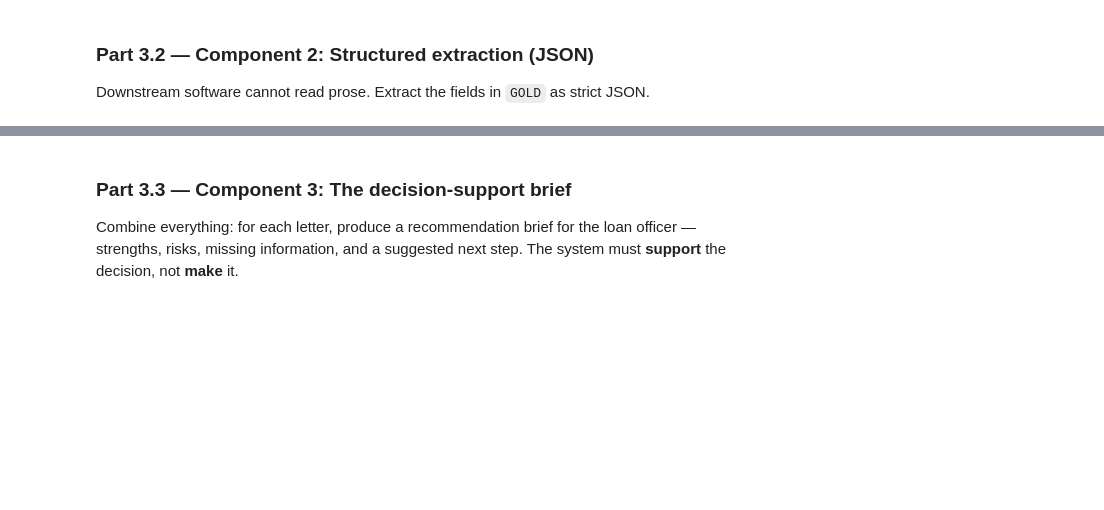
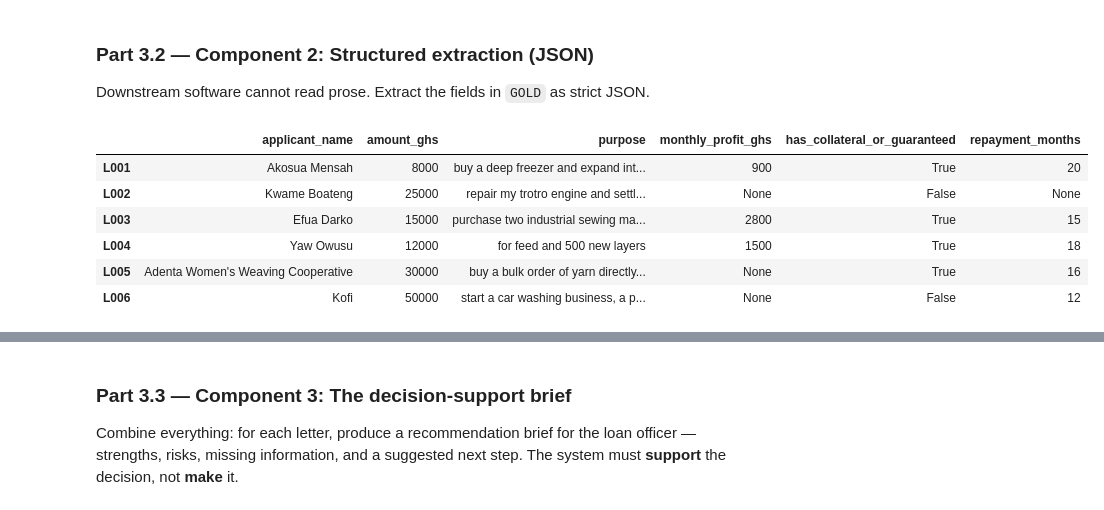
Before and after one commit to Brosflask/lab-4-llm-decision-support, a Jupyter notebook: lab_4.ipynb, the cells around one changed output, grey strips where cells are left out. Drawn from its saved outputs; the diff is of its cells as text; code cells hidden in the pictures; blank space fills up the shorter version.

````diff
--- a/lab_4.ipynb
+++ b/lab_4.ipynb
@@ -317,21 +318,87 @@ Downstream software cannot read prose. Extract the fields in `GOLD` as strict JS
 # %%
 # TODO: Write EXTRACT_PROMPT — a template that instructs the model to return ONLY a JSON
 #   object with EXACTLY these keys:
 #     applicant_name (string), amount_ghs (number), purpose (string),
 #     monthly_profit_ghs (number or null), has_collateral_or_guarantor (boolean),
 #     repayment_months (number or null)
 #   Techniques to use:
 #     - explicit schema in the prompt
 #     - ONE worked example (few-shot) using a letter you write yourself (not from LETTERS!)
 #     - "If a field is not stated in the letter, use null. Do not guess."
 #     - temperature=0
+EXTRACT_PROMPT_SYSTEM = """You are data extraction implement. Your task is to process letter requests for
+                    loan applications and convert them into a valid JSON obejct with the below specified
+                    keys. You will extract information present in the letter request, with no explanation,
+                    markdown formatting or code fence
+                    -applicant_name(string)
+                    -amount_ghs(number)
+                    -purpose(string)
+                    -monthly_profit_ghs(number or null if not present)
+                    -has_collateral_or_guaranteed(boolean)
+                    -repayment_months(number or null if not present)
+
+                    For example,
+                    Letter:
+                    "Dear Manager,
+                     My name is Ama Kwaku. I sell cooked food near the Kwabenya station. I am requesting a loan of
+                     GHS 1,800 to buy a new gas cylinder and cooking equipment. My monthly profit is about GHS 600.
+                     My sister shall serve as my guarantor. I plan to repay the loan within a 5-month period.
+
+                    Output:
+                    {{"applicant_name": "Ama Serwaa", "amount_ghs" : 1800, "purpose": "buy a new gas cylinder and cooking equipment", "monthly_profit": 600, "has_collateral_or_guarantor": true, "repayment_months": 5}}
+
+                    If it does not exist, do not use anything other than null.
+                 """
+EXTRACT_PROMPT_USER = "Extract this letter: \n"
+
 
 # TODO: Write extract_fields(letter_text) that calls the LLM, strips any ```json fences,
 #   json.loads() the result, and returns a dict. Handle parse failures gracefully
 #   (return None and print a warning).
+import json
+
+def extract_fields(letter_text):
+  prompt = EXTRACT_PROMPT_USER+ letter_text
+  raw_output = ask_llm(user_prompt=prompt, system_prompt=EXTRACT_PROMPT_SYSTEM, temperature=0)
+  clean_output = raw_output.strip()
+
+  if raw_output.startswith("```"):
+    clean_output = raw_output.strip("```")
+
+  try:
+    data = json.loads(clean_output)
+    return data
+  except json.JSONDecodeError as e:
+    print(f"Failed to parse as JSON: {e}")
+    print(f"Raw output was \n{repr(raw_output)}\n")
+
 
 # TODO: Run it on ALL SIX letters; collect results into a pandas DataFrame (one row per
 #   letter) and display it.
+import pandas as pd
+
+extracted_data = {}
+extracted_data = pd.DataFrame(extracted_data)
+
+row = []
+for letter in LETTERS.keys():
+  result = extract_fields(LETTERS[letter])
+
+  if result is not None:
+    extracted_data[letter] = result
+  else:
+    print("Parsing failed")
+
+extracted_data_transposed = extracted_data.transpose()
+extracted_data_transposed.head(6)
+# %% [output]
+|  | applicant_name | amount_ghs | purpose | monthly_profit_ghs | has_collateral_or_guaranteed | repayment_months |
+| L001 | Akosua Mensah | 8000 | buy a deep freezer and expand int... | 900 | True | 20 |
+| L002 | Kwame Boateng | 25000 | repair my trotro engine and settl... | None | False | None |
+| L003 | Efua Darko | 15000 | purchase two industrial sewing ma... | 2800 | True | 15 |
+| L004 | Yaw Owusu | 12000 | for feed and 500 new layers | 1500 | True | 18 |
+| L005 | Adenta Women's Weaving Cooperative | 30000 | buy a bulk order of yarn directly... | None | True | 16 |
+| L006 | Kofi | 50000 | start a car washing business, a p... | None | False | 12 |
 # %% [markdown]
 **Student Reasoning — Structured extraction**
 *1. Why must the few-shot example NOT come from the six letters you are processing?*
````
Also changed, not shown: parts of 4 cells of this notebook.
